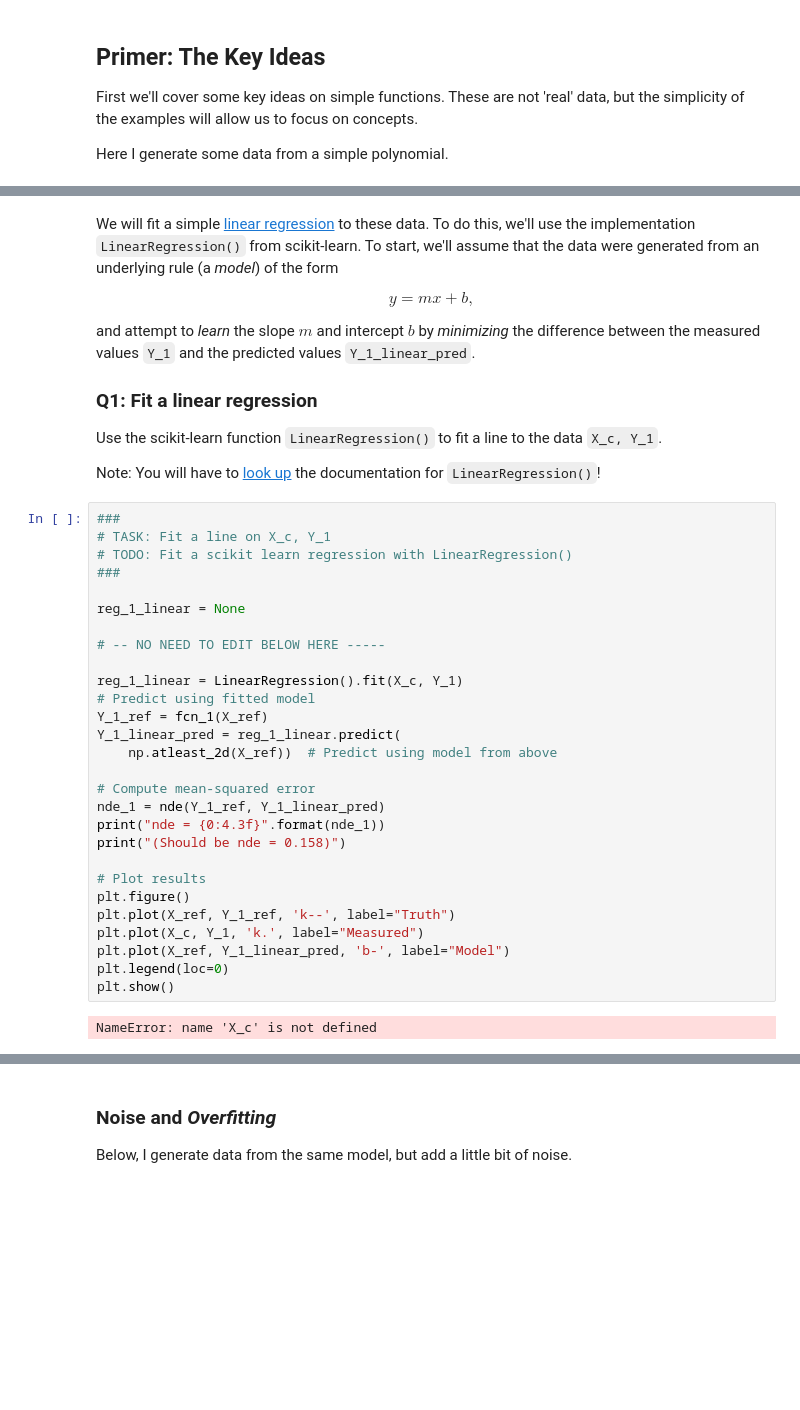
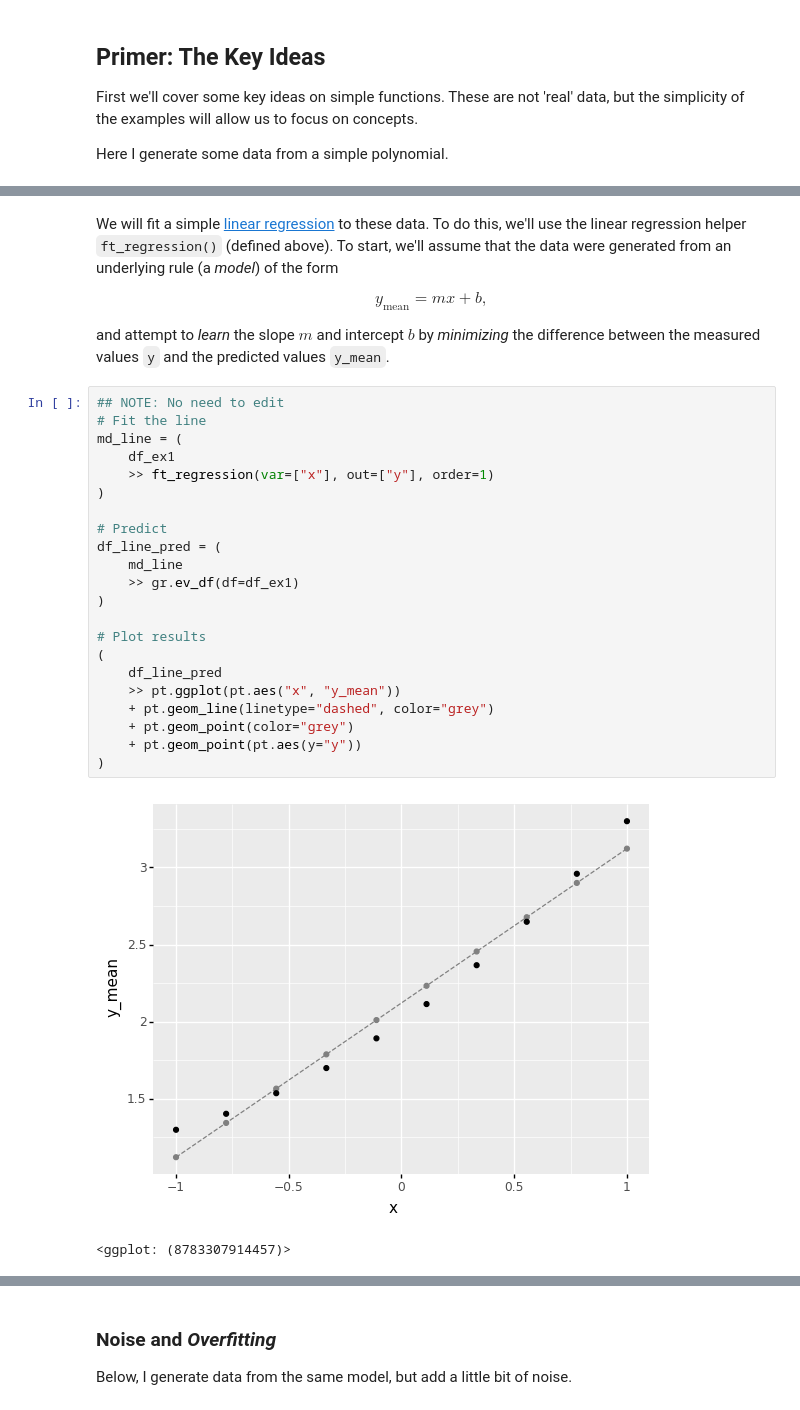
Before and after one commit to zdelrosario/mi101, a Jupyter notebook: _sources/notebooks/05_ml_solution.ipynb, the cells around one changed output, grey strips where cells are left out. Saved outputs shown, nothing was run; the diff lists cells and outputs as text; blank space fills up the shorter version.

```diff
--- a/_sources/notebooks/05_ml_solution.ipynb
+++ b/_sources/notebooks/05_ml_solution.ipynb
@@ -151,41 +149,31 @@ df_ex1 = (
 # %% [markdown]
-We will fit a simple [linear regression](https://en.wikipedia.org/wiki/Linear_regression) to these data. To do this, we'll use the implementation `LinearRegression()` from scikit-learn. To start, we'll assume that the data were generated from an underlying rule (a _model_) of the form
+We will fit a simple [linear regression](https://en.wikipedia.org/wiki/Linear_regression) to these data. To do this, we'll use the linear regression helper `ft_regression()` (defined above). To start, we'll assume that the data were generated from an underlying rule (a _model_) of the form
 
-$$y = m x + b,$$
+$$y_{\text{mean}} = m x + b,$$
 
-and attempt to _learn_ the slope $m$ and intercept $b$ by _minimizing_ the difference between the measured values `Y_1` and the predicted values `Y_1_linear_pred`.
-
-### Q1: Fit a linear regression
-Use the scikit-learn function `LinearRegression()` to fit a line to the data `X_c, Y_1`.
-
-Note: You will have to [look up](https://scikit-learn.org/stable/modules/generated/sklearn.linear_model.LinearRegression.html) the documentation for `LinearRegression()`!
+and attempt to _learn_ the slope $m$ and intercept $b$ by _minimizing_ the difference between the measured values `y` and the predicted values `y_mean`.
-# %%
-###
-# TASK: Fit a line on X_c, Y_1
-# TODO: Fit a scikit learn regression with LinearRegression()
-###
-
-reg_1_linear = None
-
-# -- NO NEED TO EDIT BELOW HERE -----
-
-reg_1_linear = LinearRegression().fit(X_c, Y_1)
-# Predict using fitted model
-Y_1_ref = fcn_1(X_ref)
-Y_1_linear_pred = reg_1_linear.predict(
-    np.atleast_2d(X_ref))  # Predict using model from above
-
-# Compute mean-squared error
-nde_1 = nde(Y_1_ref, Y_1_linear_pred)
-print("nde = {0:4.3f}".format(nde_1))
-print("(Should be nde = 0.158)")
-
-# Plot results
-plt.figure()
-plt.plot(X_ref, Y_1_ref, 'k--', label="Truth")
-plt.plot(X_c, Y_1, 'k.', label="Measured")
-plt.plot(X_ref, Y_1_linear_pred, 'b-', label="Model")
-plt.legend(loc=0)
-plt.show()
-# %% [output]
-NameError: name 'X_c' is not defined
+# %%
+## NOTE: No need to edit
+# Fit the line
+md_line = (
+    df_ex1
+    >> ft_regression(var=["x"], out=["y"], order=1)
+)
+
+# Predict
+df_line_pred = (
+    md_line
+    >> gr.ev_df(df=df_ex1)
+)
+
+# Plot results
+(
+    df_line_pred
+    >> pt.ggplot(pt.aes("x", "y_mean"))
+    + pt.geom_line(linetype="dashed", color="grey")
+    + pt.geom_point(color="grey")
+    + pt.geom_point(pt.aes(y="y"))
+)
+# %% [output]
+[figure, added]
+<ggplot: (8783307914457)>
```
Also changed, not shown: parts of 30 cells of this notebook, 33 other files.
